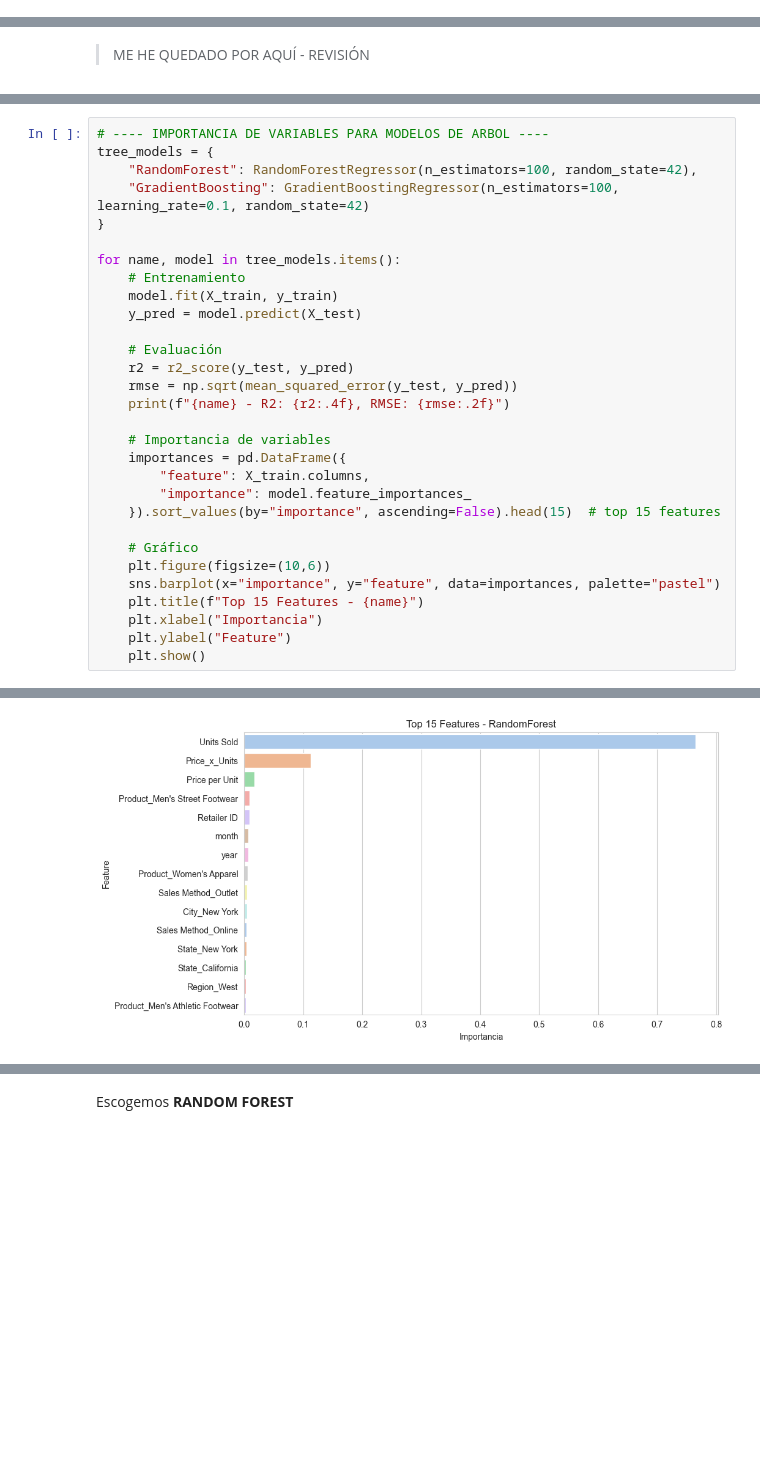
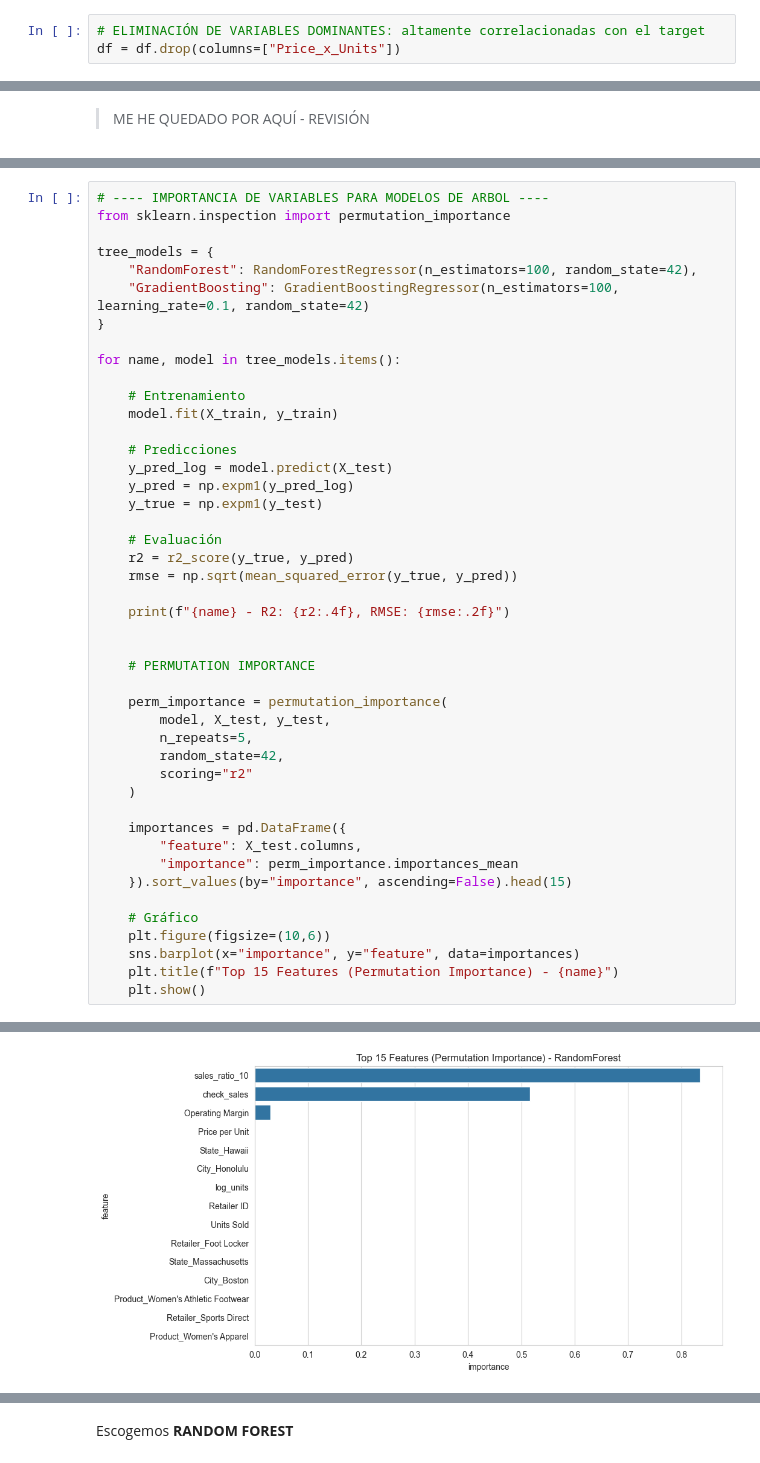
Before and after one commit to rebecaprg/ML_Adidas_supervisado, a Jupyter notebook: ML_Adidas.ipynb, the cells around one changed output, grey strips where cells are left out. Saved outputs shown, nothing was run; the diff lists cells and outputs as text; blank space fills up the shorter version.

Commit message:
update model

```diff
--- a/ML_Adidas.ipynb
+++ b/ML_Adidas.ipynb
@@ -752,3 +754,6 @@ Por tanto, eliminamos estas variables para construir un modelo más realista y g
+# %%
+# ELIMINACIÓN DE VARIABLES DOMINANTES: altamente correlacionadas con el target
+df = df.drop(columns=["Price_x_Units"])
 # %%
 X = df.drop(["Operating Profit", "Operating Profit Log"], axis=1)
 y = df["Operating Profit Log"]
@@ -848,31 +880,46 @@ print(results_df)
 # %%
 # ---- IMPORTANCIA DE VARIABLES PARA MODELOS DE ARBOL ----
+from sklearn.inspection import permutation_importance
+
 tree_models = {
     "RandomForest": RandomForestRegressor(n_estimators=100, random_state=42),
     "GradientBoosting": GradientBoostingRegressor(n_estimators=100, learning_rate=0.1, random_state=42)
 }
 
 for name, model in tree_models.items():
+
     # Entrenamiento
     model.fit(X_train, y_train)
-    y_pred = model.predict(X_test)
+
+    # Predicciones
+    y_pred_log = model.predict(X_test)
+    y_pred = np.expm1(y_pred_log)
+    y_true = np.expm1(y_test)
 
     # Evaluación
-    r2 = r2_score(y_test, y_pred)
-    rmse = np.sqrt(mean_squared_error(y_test, y_pred))
+    r2 = r2_score(y_true, y_pred)
+    rmse = np.sqrt(mean_squared_error(y_true, y_pred))
+
     print(f"{name} - R2: {r2:.4f}, RMSE: {rmse:.2f}")
 
-    # Importancia de variables
+
+    # PERMUTATION IMPORTANCE
+
+    perm_importance = permutation_importance(
+        model, X_test, y_test,
+        n_repeats=5,
+        random_state=42,
+        scoring="r2"
+    )
+
     importances = pd.DataFrame({
-        "feature": X_train.columns,
-        "importance": model.feature_importances_
-    }).sort_values(by="importance", ascending=False).head(15)  # top 15 features
+        "feature": X_test.columns,
+        "importance": perm_importance.importances_mean
+    }).sort_values(by="importance", ascending=False).head(15)
 
     # Gráfico
     plt.figure(figsize=(10,6))
-    sns.barplot(x="importance", y="feature", data=importances, palette="pastel")
-    plt.title(f"Top 15 Features - {name}")
-    plt.xlabel("Importancia")
-    plt.ylabel("Feature")
+    sns.barplot(x="importance", y="feature", data=importances)
+    plt.title(f"Top 15 Features (Permutation Importance) - {name}")
     plt.show()
 # %% [output]
@@ -880 +927 @@ RandomForest - R2: 0.9576, RMSE: 7560.27
-[figure, old version]
+[figure, new version]
```
Also changed, not shown: parts of 17 cells of this notebook.
